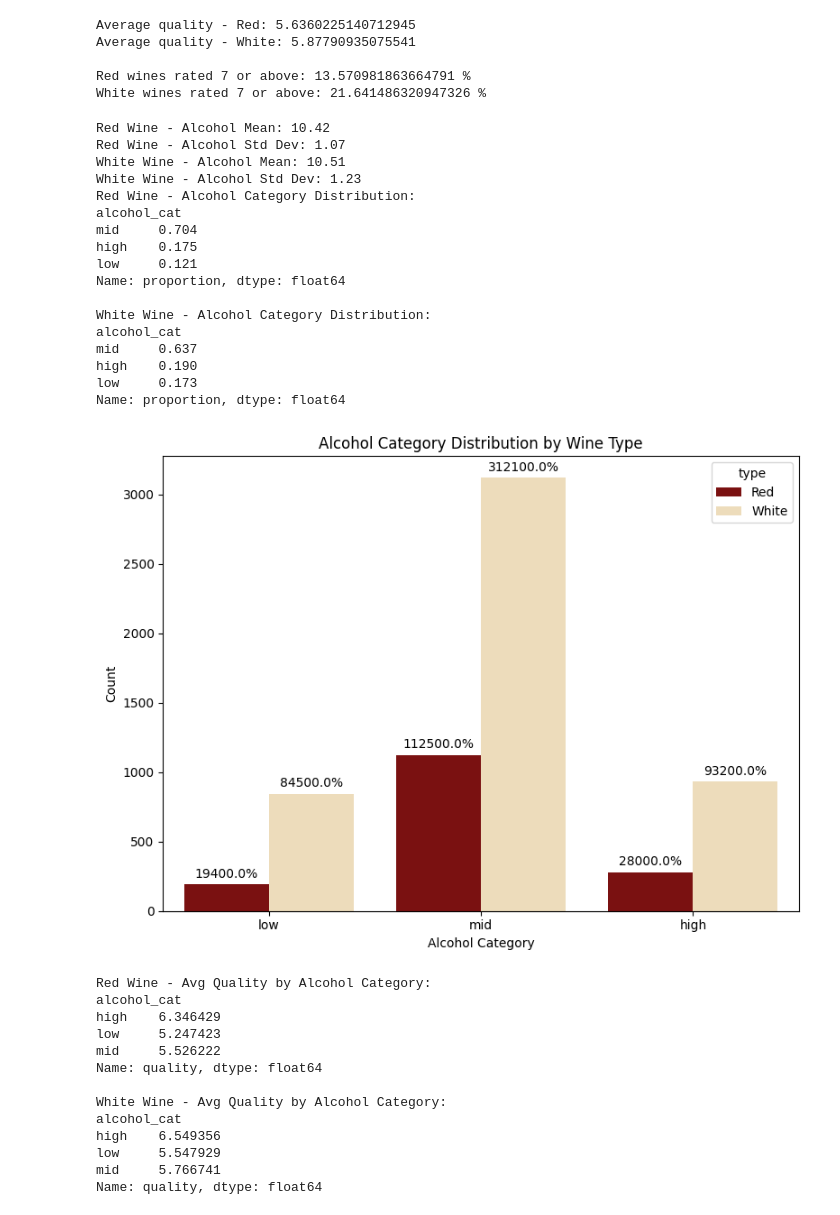
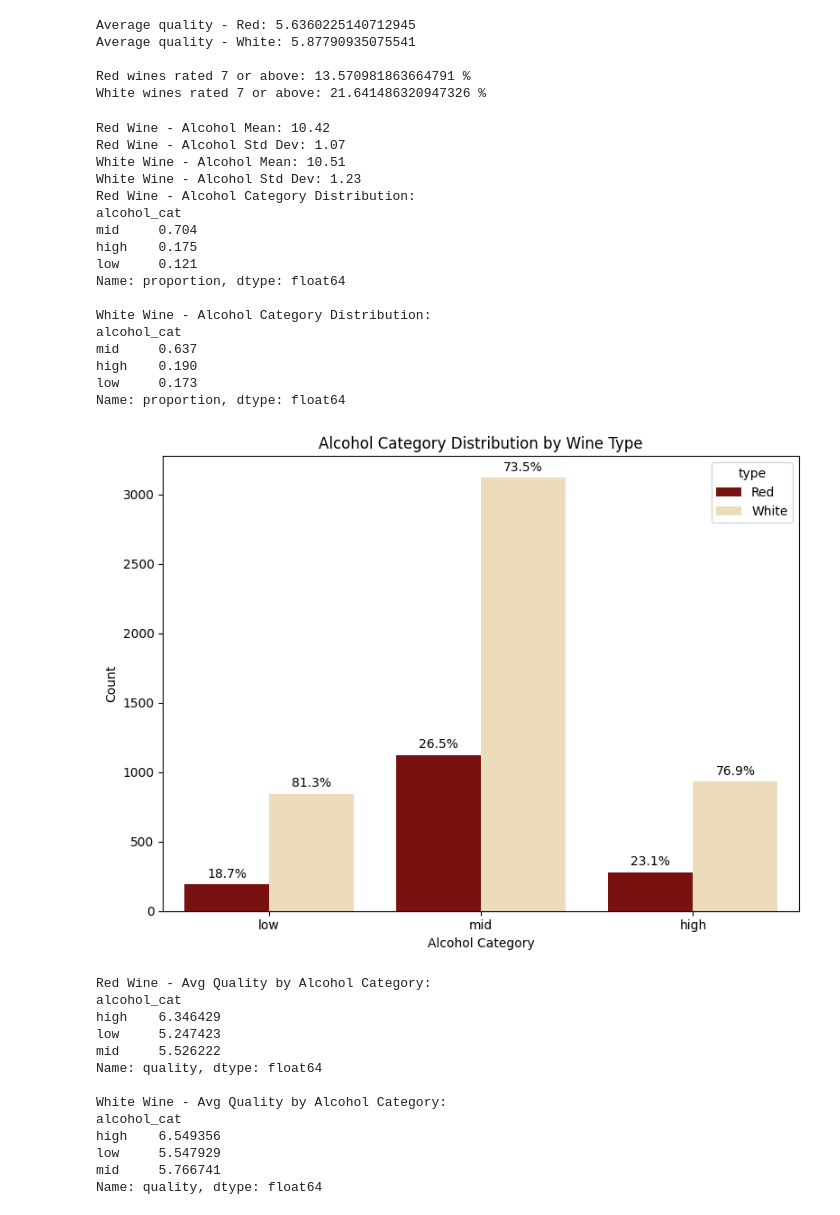
Before and after one commit to SamraatJain9/CSC2034_Project_Data, a Jupyter notebook: main.ipynb, the cells around one changed output. Drawn from its saved outputs; the diff is of its cells as text; code cells hidden in the pictures.

```diff
--- a/main.ipynb
+++ b/main.ipynb
@@ -251,7 +251,7 @@ plt.xlabel("Alcohol Category")
 plt.ylabel("Count")
 
 # Total Counts for each alocohol category
-total_counts = combined_wine.groupby('alcohol_cat')['type'].value_counts().unstack().fillna(0)
+total_counts = combined_wine.groupby('alcohol_cat', observed=True)['type'].value_counts().unstack().fillna(0)
 
 # Calculate column-wise percentages (by alcohol_cat)
 percentages = total_counts.divide(total_counts.sum(axis=1), axis=0) * 100
@@ -265,7 +265,7 @@ for container in ax.containers:
         x_pos = round(bar.get_x() + bar.get_width() / 2.0)
 
         alcohol_label = ax.get_xticklabels()[x_pos].get_text()
-        total = totals.get(alcohol_label, 1)
+        total = total = total_counts.loc[alcohol_label].sum()
         pct = (height / total) * 100 if total else 0
         labels.append(f'{pct:.1f}%')
     ax.bar_label(container, labels=labels, padding=3)
@@ -282,42 +282,45 @@ print(white_wine.groupby('alcohol_cat')['quality'].mean())
 
 # Percentage Breakdown
 alcohol_cat_dist = (
-    combined_wine.groupby(['type', 'alcohol_cat']).size()
+    combined_wine.groupby(['type', 'alcohol_cat'], observed=True).size()
     .groupby(level=0)
     .apply(lambda x: 100 * x / x.sum())
     .unstack()
     .fillna(0)
 )
+
+# Correct column order
+alcohol_cat_dist = alcohol_cat_dist[["low", "mid", "high"]]
 
 # Visual Plot
 alcohol_cat_dist.plot(kind='bar', stacked=True, color=['#a1dab4', '#41b6c4', '#225ea8'], figsize=(8, 6))
 
 plt.title("Proportion of Alcohol Categories by Wine Type")
 plt.ylabel("Percentage")
 plt.xlabel("Wine Type")
 plt.xticks(rotation=0)
 plt.legend(title='Alcohol Category')
 plt.tight_layout()
 plt.show()
 # %% [output]
 Red Wine - Alcohol Mean: 10.42
 Red Wine - Alcohol Std Dev: 1.07
 White Wine - Alcohol Mean: 10.51
 White Wine - Alcohol Std Dev: 1.23
 Red Wine - Alcohol Category Distribution:
 alcohol_cat
 mid     0.704
 high    0.175
 low     0.121
 Name: proportion, dtype: float64
 
 White Wine - Alcohol Category Distribution:
 alcohol_cat
 mid     0.637
 high    0.190
 low     0.173
 Name: proportion, dtype: float64
-[figure, old version]
+[figure, new version]
 Red Wine - Avg Quality by Alcohol Category:
 alcohol_cat
 high    6.346429
```
Also changed, not shown: parts of 1 cell of this notebook.
